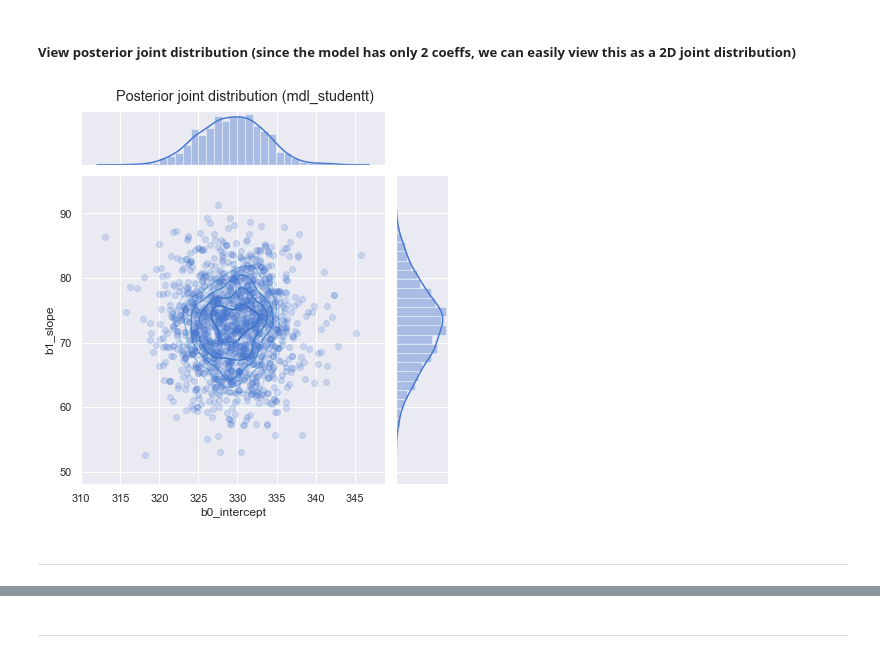
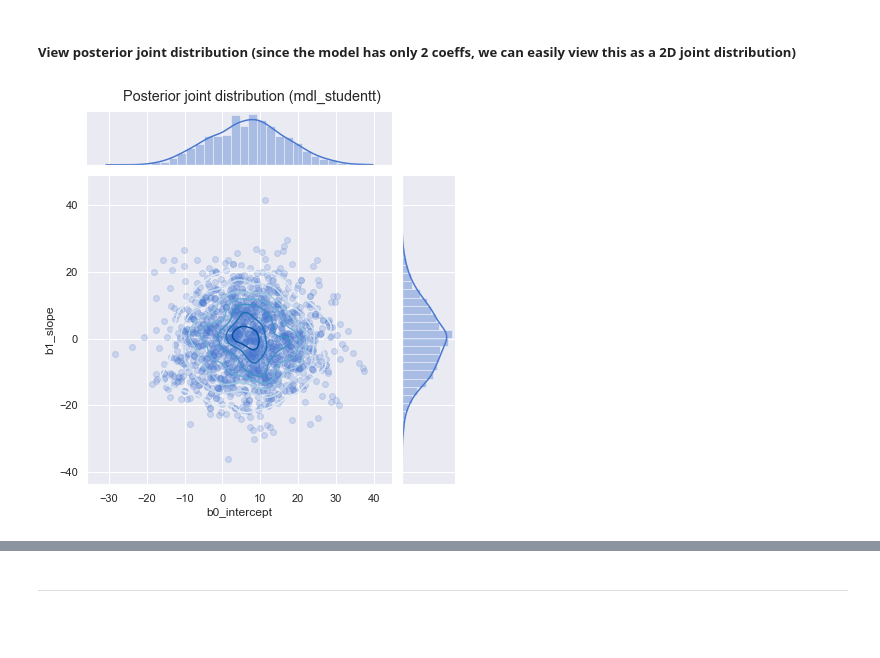
Before and after one commit to jonsedar/pymc3_examples, a Jupyter notebook: notebooks/glm-robust-regression-with-outlier-detection.ipynb, the cells around one changed output, grey strips where cells are left out. Drawn from its saved outputs; the diff is of its cells as text; code cells hidden in the pictures; blank space fills up the shorter version.

```diff
--- a/notebooks/glm-robust-regression-with-outlier-detection.ipynb
+++ b/notebooks/glm-robust-regression-with-outlier-detection.ipynb
@@ -370,12 +370,10 @@ _ = az.plot_trace(trc_studentt, combined=False, compact=False)
 # %%
 df_trc_studentt = pm.trace_to_dataframe(trc_studentt)
 # %%
-gd = sns.jointplot(x='b0_intercept', y='b1_slope', data=df_trc_ols, height=6,
-                   marginal_kws={'kde':True, 'kde_kws':{'cut':1}},
-                   joint_kws={'alpha':0.2})
-gd.plot_joint(sns.kdeplot, zorder=0, cmap="Blues", n_levels=7)
+gd = sns.jointplot(x='b0_intercept', y='b1_slope', data=df_trc_studentt,
+            height=6, marginal_kws={'kde':True, 'kde_kws':{'cut':1}},
+            joint_kws={'alpha':0.2})
+gd.plot_joint(sns.kdeplot, zorder=2, cmap='Blues', n_levels=7)
 _ = gd.fig.suptitle('Posterior joint distribution (mdl_studentt)', y=1.02)
 # %% [output]
-[figure, old version]
+[figure, new version]
-# %% [markdown]
----
```
Also changed, not shown: parts of 20 cells of this notebook.
